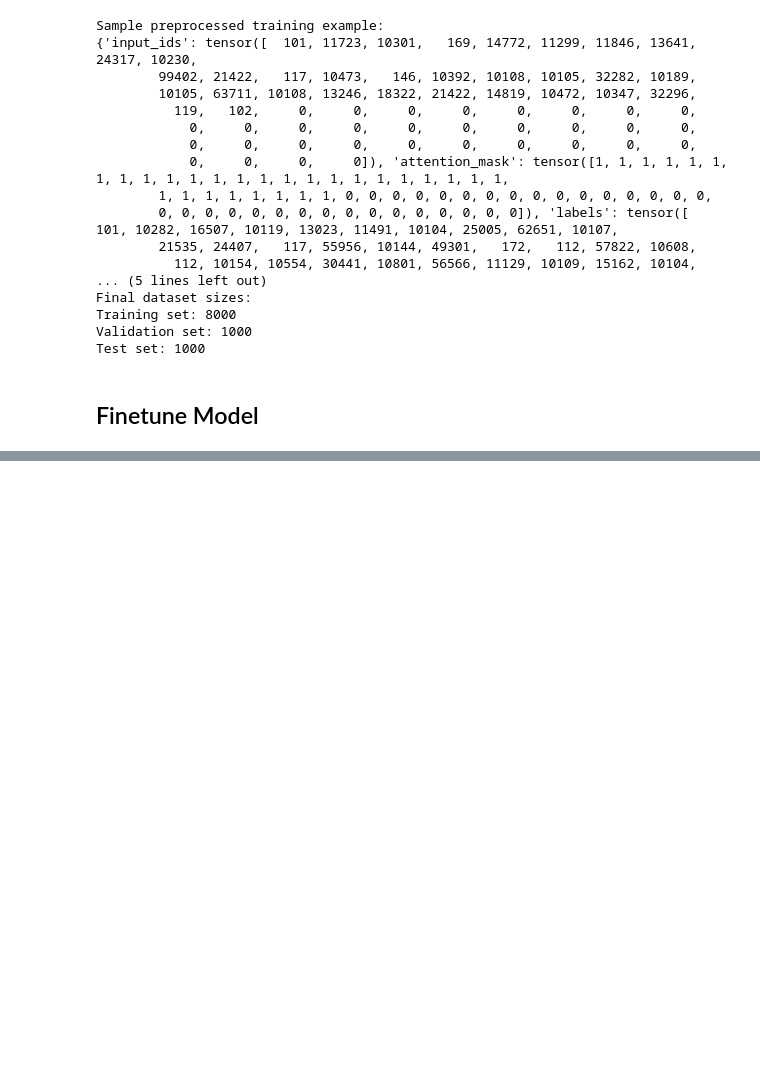
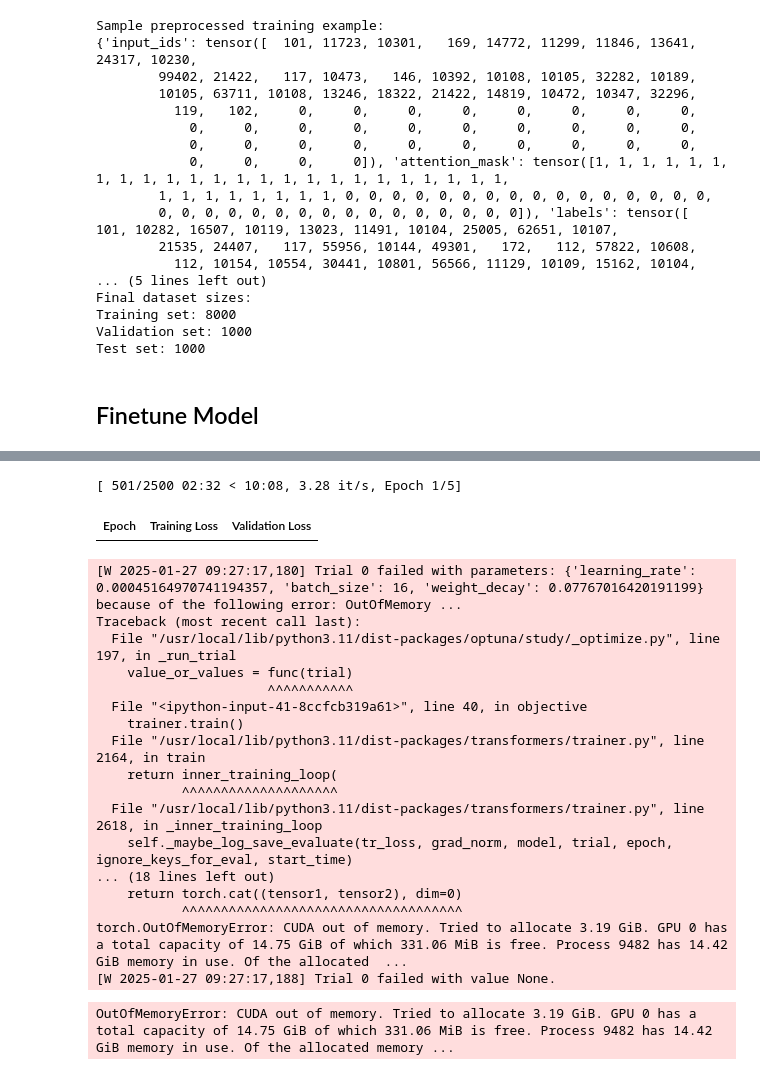
Before and after one commit to fubotz/ICL_2024W, a Jupyter notebook: FinalProject_Fabian_SCHAMBECK_3.ipynb, the cells around one changed output, grey strips where cells are left out. Saved outputs shown, nothing was run; the diff lists cells and outputs as text; code cells hidden in the pictures; blank space fills up the shorter version.

```diff
--- a/FinalProject_Fabian_SCHAMBECK_3.ipynb
+++ b/FinalProject_Fabian_SCHAMBECK_3.ipynb
@@ -408,3 +409,18 @@ Validation set: 1000
 Test set: 1000
 # %% [markdown]
 ## Finetune Model ##
+# %%
+from transformers import TrainingArguments
+import evaluate
+
+# Load accuracy metric
+accuracy = evaluate.load("accuracy")
+
+# Define metric computation function
+def compute_metrics(eval_pred):
+    """
+    Computes accuracy during validation.
+    """
+    logits, labels = eval_pred
+    predictions = np.argmax(logits, axis=-1)
+    return accuracy.compute(predictions=predictions, references=labels)
@@ -410,0 +472,11 @@ Test set: 1000
+# %%
+# Create the Optuna study
+study = optuna.create_study(direction="maximize")  # Maximize accuracy
+
+# Optimize the study
+study.optimize(objective, n_trials=20)
+
+# Print the best hyperparameters
+print("Best hyperparameters found:")
+print(study.best_params)
+# %% [output]
@@ -410,0 +484,20 @@ Test set: 1000
+[ 501/2500 02:32 < 10:08, 3.28 it/s, Epoch 1/5]
+| Epoch | Training Loss | Validation Loss |
+[W 2025-01-27 09:27:17,180] Trial 0 failed with parameters: {'learning_rate': 0.00045164970741194357, 'batch_size': 16, 'weight_decay': 0.07767016420191199} because of the following error: OutOfMemory ...
+Traceback (most recent call last):
+  File "/usr/local/lib/python3.11/dist-packages/optuna/study/_optimize.py", line 197, in _run_trial
+    value_or_values = func(trial)
+                      ^^^^^^^^^^^
+  File "<ipython-input-41-8ccfcb319a61>", line 40, in objective
+    trainer.train()
+  File "/usr/local/lib/python3.11/dist-packages/transformers/trainer.py", line 2164, in train
+    return inner_training_loop(
+           ^^^^^^^^^^^^^^^^^^^^
+  File "/usr/local/lib/python3.11/dist-packages/transformers/trainer.py", line 2618, in _inner_training_loop
+    self._maybe_log_save_evaluate(tr_loss, grad_norm, model, trial, epoch, ignore_keys_for_eval, start_time)
+... (18 lines left out)
+    return torch.cat((tensor1, tensor2), dim=0)
+           ^^^^^^^^^^^^^^^^^^^^^^^^^^^^^^^^^^^^
+torch.OutOfMemoryError: CUDA out of memory. Tried to allocate 3.19 GiB. GPU 0 has a total capacity of 14.75 GiB of which 331.06 MiB is free. Process 9482 has 14.42 GiB memory in use. Of the allocated  ...
+[W 2025-01-27 09:27:17,188] Trial 0 failed with value None.
+OutOfMemoryError: CUDA out of memory. Tried to allocate 3.19 GiB. GPU 0 has a total capacity of 14.75 GiB of which 331.06 MiB is free. Process 9482 has 14.42 GiB memory in use. Of the allocated memory ...
```
Also changed, not shown: parts of 6 cells of this notebook.
